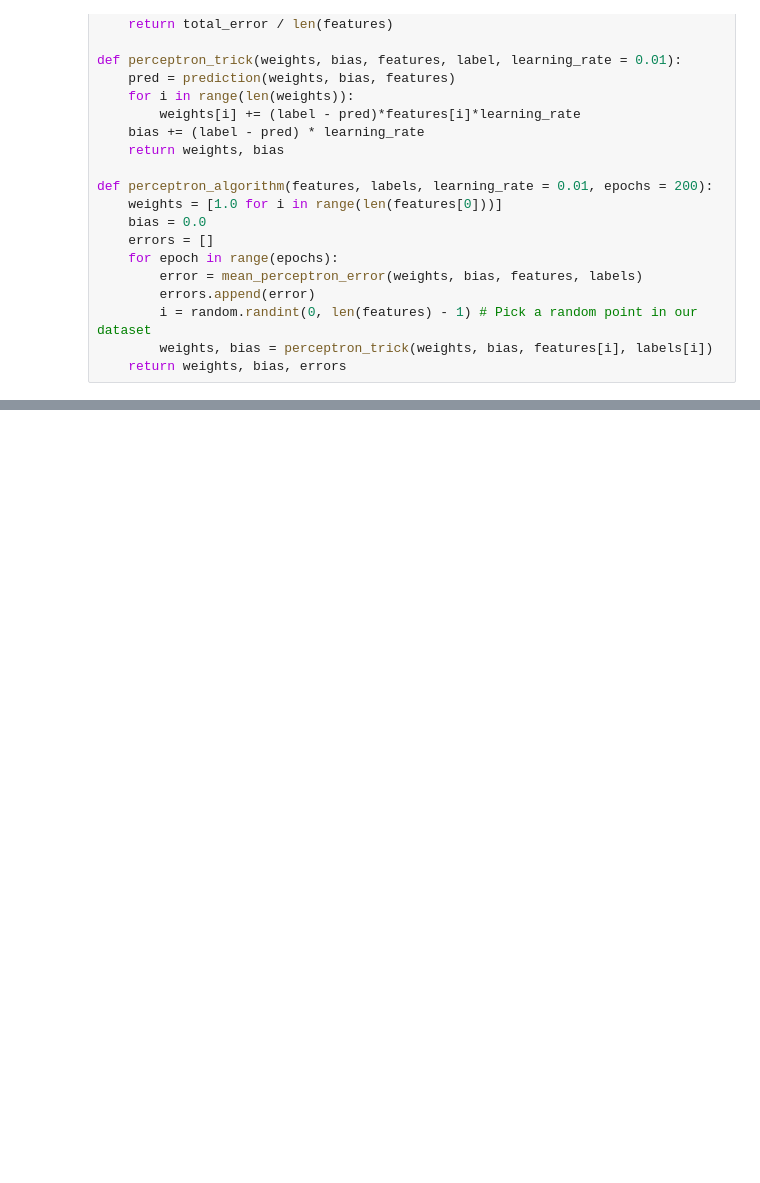
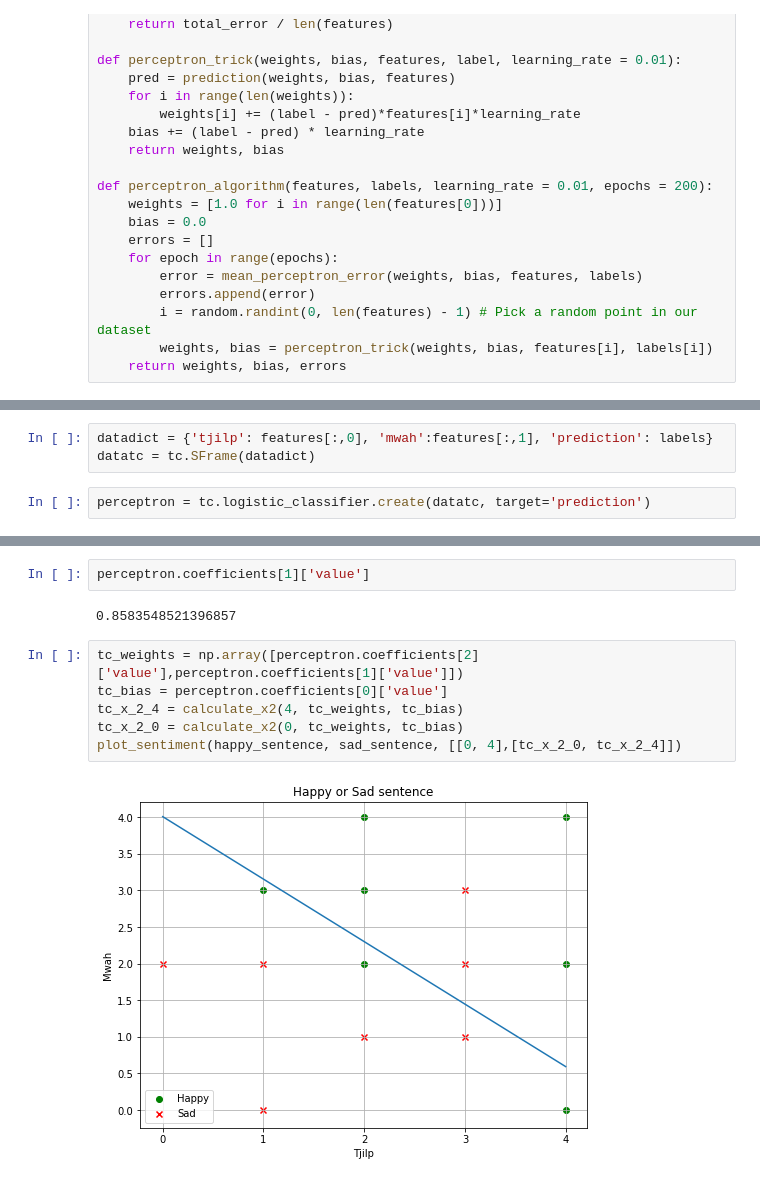
Before and after one commit to jettro/ml-introduction, a Jupyter notebook: 3_perceptron.ipynb, the cells around one changed output, grey strips where cells are left out. Saved outputs shown, nothing was run; the diff lists cells and outputs as text; blank space fills up the shorter version.

Commit message:
finalise the binary classifier

```diff
--- a/3_perceptron.ipynb
+++ b/3_perceptron.ipynb
@@ -167,0 +160,5 @@ prediction(found_weights, found_bias, np.array([5,5]))
+# %%
+datadict = {'tjilp': features[:,0], 'mwah':features[:,1], 'prediction': labels}
+datatc = tc.SFrame(datadict)
+# %%
+perceptron = tc.logistic_classifier.create(datatc, target='prediction')
@@ -167,0 +194,12 @@ prediction(found_weights, found_bias, np.array([5,5]))
+# %%
+perceptron.coefficients[1]['value']
+# %% [output]
+0.8583548521396857
+# %%
+tc_weights = np.array([perceptron.coefficients[2]['value'],perceptron.coefficients[1]['value']])
+tc_bias = perceptron.coefficients[0]['value']
+tc_x_2_4 = calculate_x2(4, tc_weights, tc_bias)
+tc_x_2_0 = calculate_x2(0, tc_weights, tc_bias)
+plot_sentiment(happy_sentence, sad_sentence, [[0, 4],[tc_x_2_0, tc_x_2_4]])
+# %% [output]
+[figure, added]
```
Also changed, not shown: parts of 15 cells of this notebook.
